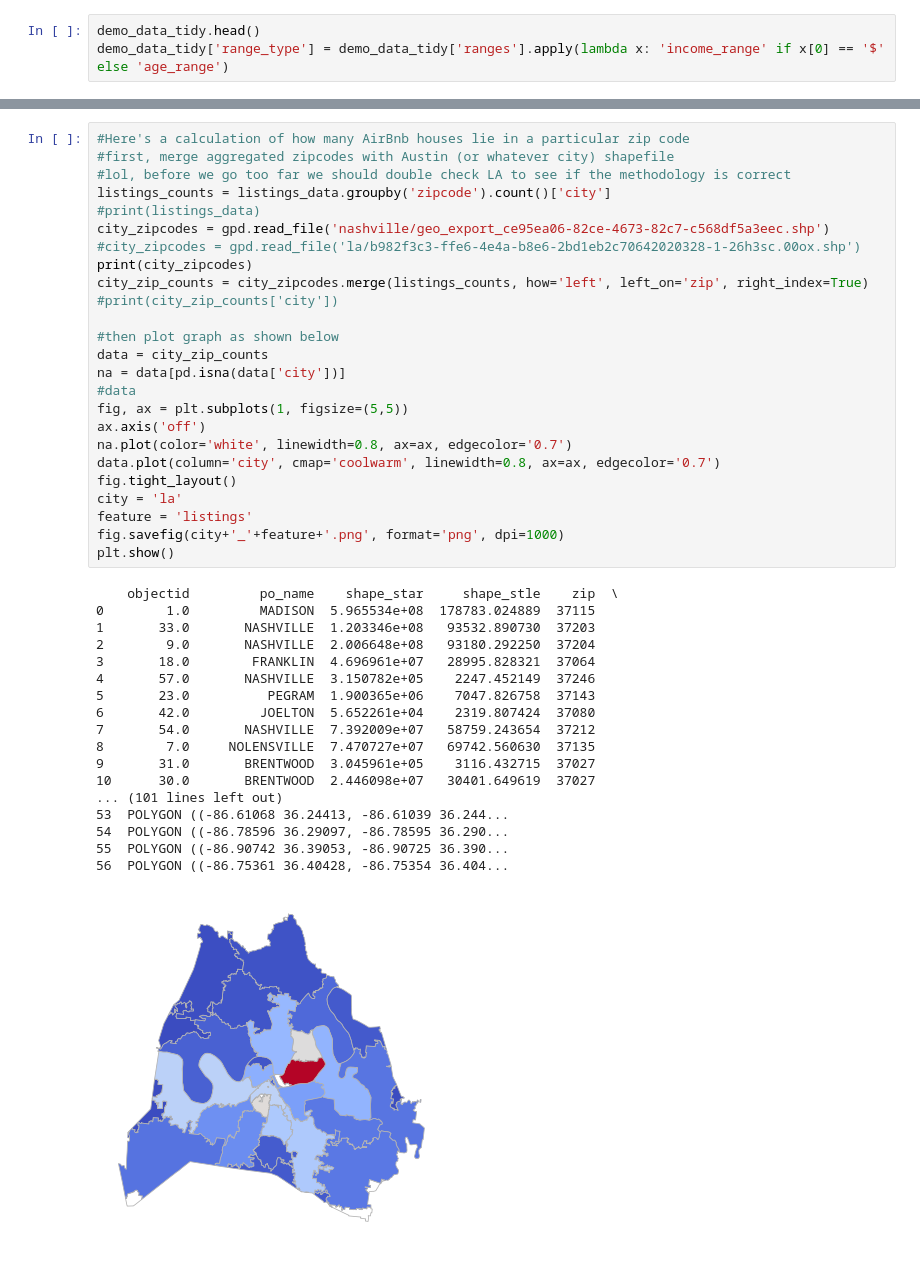
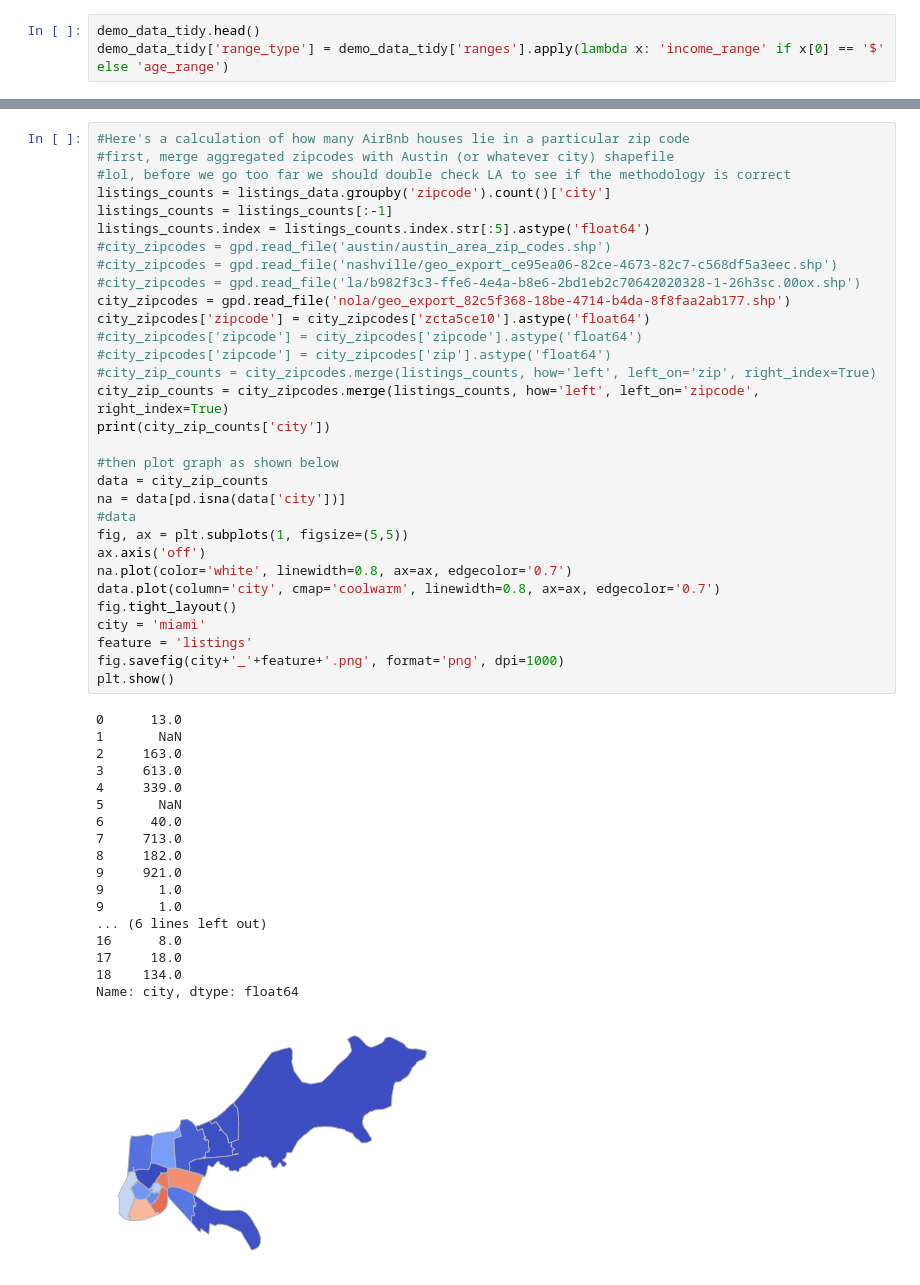
Before and after one commit to deepdaydreams/citadel-datathon-2021, a Jupyter notebook: initial_eda.ipynb, the cells around one changed output, grey strips where cells are left out. Saved outputs shown, nothing was run; the diff lists cells and outputs as text.

```diff
--- a/initial_eda.ipynb
+++ b/initial_eda.ipynb
@@ -219,44 +212,50 @@ Name: counts, dtype: object
 # %%
 #Here's a calculation of how many AirBnb houses lie in a particular zip code
 #first, merge aggregated zipcodes with Austin (or whatever city) shapefile
 #lol, before we go too far we should double check LA to see if the methodology is correct
 listings_counts = listings_data.groupby('zipcode').count()['city']
-#print(listings_data)
-city_zipcodes = gpd.read_file('nashville/geo_export_ce95ea06-82ce-4673-82c7-c568df5a3eec.shp')
+listings_counts = listings_counts[:-1]
+listings_counts.index = listings_counts.index.str[:5].astype('float64')
+#city_zipcodes = gpd.read_file('austin/austin_area_zip_codes.shp')
+#city_zipcodes = gpd.read_file('nashville/geo_export_ce95ea06-82ce-4673-82c7-c568df5a3eec.shp')
 #city_zipcodes = gpd.read_file('la/b982f3c3-ffe6-4e4a-b8e6-2bd1eb2c70642020328-1-26h3sc.00ox.shp')
-print(city_zipcodes)
-city_zip_counts = city_zipcodes.merge(listings_counts, how='left', left_on='zip', right_index=True)
-#print(city_zip_counts['city'])
+city_zipcodes = gpd.read_file('nola/geo_export_82c5f368-18be-4714-b4da-8f8faa2ab177.shp')
+city_zipcodes['zipcode'] = city_zipcodes['zcta5ce10'].astype('float64')
+#city_zipcodes['zipcode'] = city_zipcodes['zipcode'].astype('float64')
+#city_zipcodes['zipcode'] = city_zipcodes['zip'].astype('float64')
+#city_zip_counts = city_zipcodes.merge(listings_counts, how='left', left_on='zip', right_index=True)
+city_zip_counts = city_zipcodes.merge(listings_counts, how='left', left_on='zipcode', right_index=True)
+print(city_zip_counts['city'])
 
 #then plot graph as shown below
 data = city_zip_counts
 na = data[pd.isna(data['city'])]
 #data
 fig, ax = plt.subplots(1, figsize=(5,5))
 ax.axis('off')
 na.plot(color='white', linewidth=0.8, ax=ax, edgecolor='0.7')
 data.plot(column='city', cmap='coolwarm', linewidth=0.8, ax=ax, edgecolor='0.7')
 fig.tight_layout()
-city = 'la'
+city = 'miami'
 feature = 'listings'
 fig.savefig(city+'_'+feature+'.png', format='png', dpi=1000)
 plt.show()
 # %% [output]
-    objectid         po_name    shape_star     shape_stle    zip  \
-0        1.0         MADISON  5.965534e+08  178783.024889  37115
-1       33.0       NASHVILLE  1.203346e+08   93532.890730  37203
-2        9.0       NASHVILLE  2.006648e+08   93180.292250  37204
-3       18.0        FRANKLIN  4.696961e+07   28995.828321  37064
-4       57.0       NASHVILLE  3.150782e+05    2247.452149  37246
-5       23.0          PEGRAM  1.900365e+06    7047.826758  37143
-6       42.0         JOELTON  5.652261e+04    2319.807424  37080
-7       54.0       NASHVILLE  7.392009e+07   58759.243654  37212
-8        7.0     NOLENSVILLE  7.470727e+07   69742.560630  37135
-9       31.0       BRENTWOOD  3.045961e+05    3116.432715  37027
-10      30.0       BRENTWOOD  2.446098e+07   30401.649619  37027
-... (101 lines left out)
-53  POLYGON ((-86.61068 36.24413, -86.61039 36.244...
-54  POLYGON ((-86.78596 36.29097, -86.78595 36.290...
-55  POLYGON ((-86.90742 36.39053, -86.90725 36.390...
-56  POLYGON ((-86.75361 36.40428, -86.75354 36.404...
+0      13.0
+1       NaN
+2     163.0
+3     613.0
+4     339.0
+5       NaN
+6      40.0
+7     713.0
+8     182.0
+9     921.0
+9       1.0
+9       1.0
+... (6 lines left out)
+16      8.0
+17     18.0
+18    134.0
+Name: city, dtype: float64
-[figure, old version]
+[figure, new version]
```
Also changed, not shown: parts of 17 cells of this notebook.
